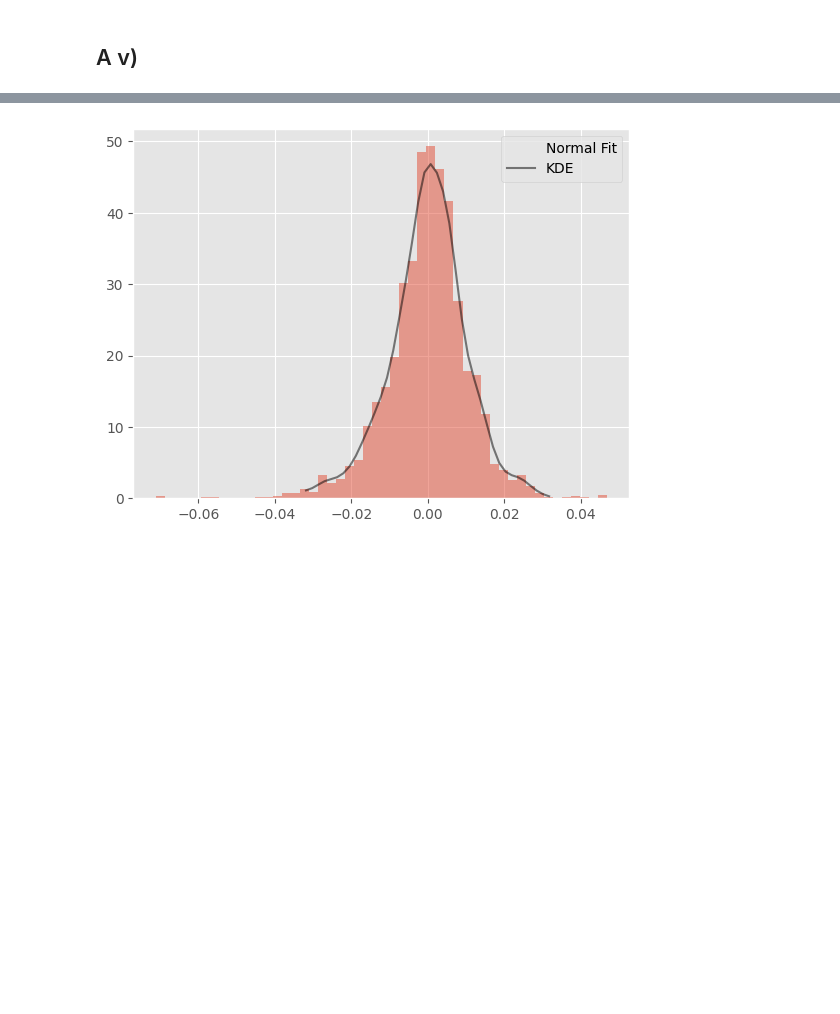
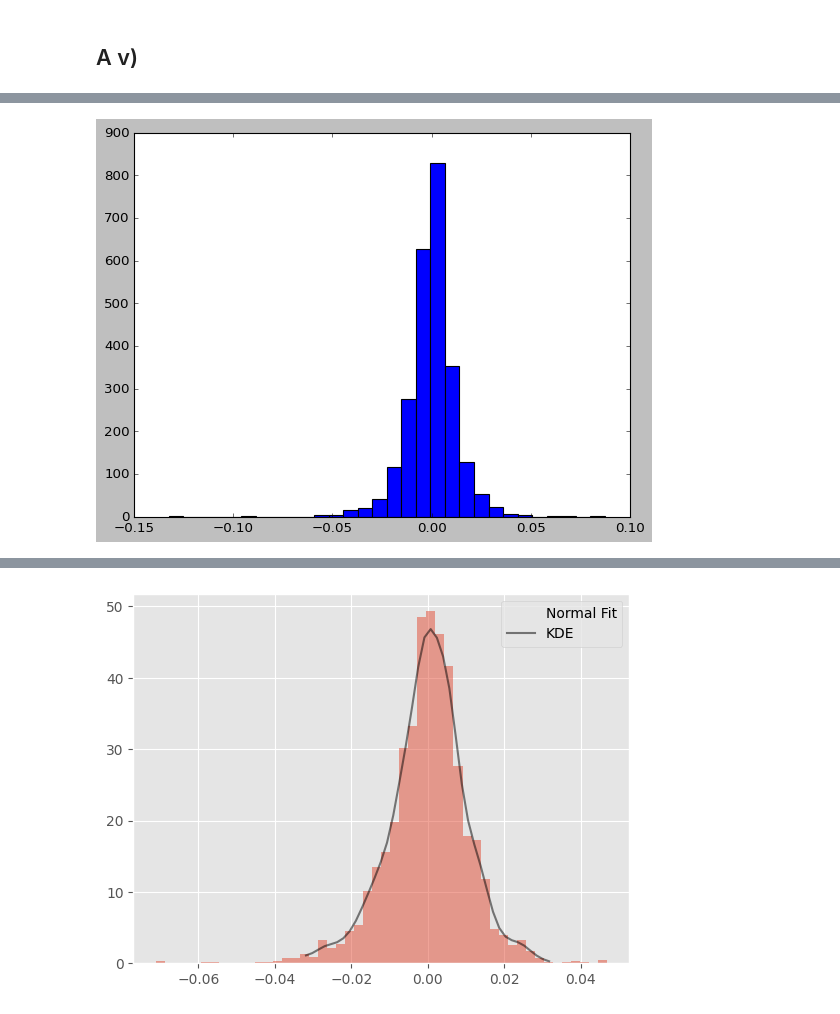
Before and after one commit to georgec123/qrm, a Jupyter notebook: q1.ipynb, the cells around one changed output, grey strips where cells are left out. Cells and saved outputs as stored; diff of their text form; code cells hidden in the pictures; blank space fills up the shorter version.

```diff
--- a/q1.ipynb
+++ b/q1.ipynb
@@ -154,0 +197,4 @@ plt.legend(); plt.show()
+# %%
+plt.hist(residuals, bins=30); plt.show()
+# %% [output]
+[figure, added]
```
Also changed, not shown: parts of 14 cells of this notebook, 2 other files.
